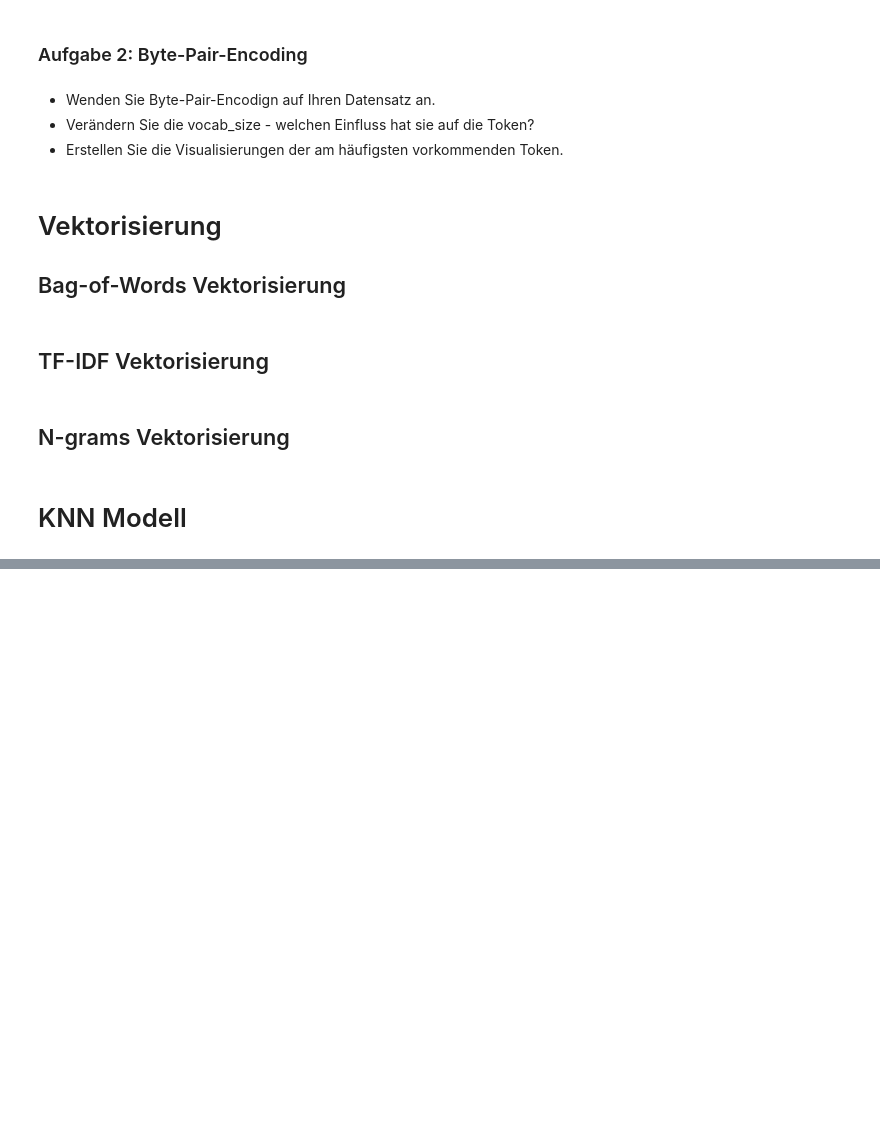
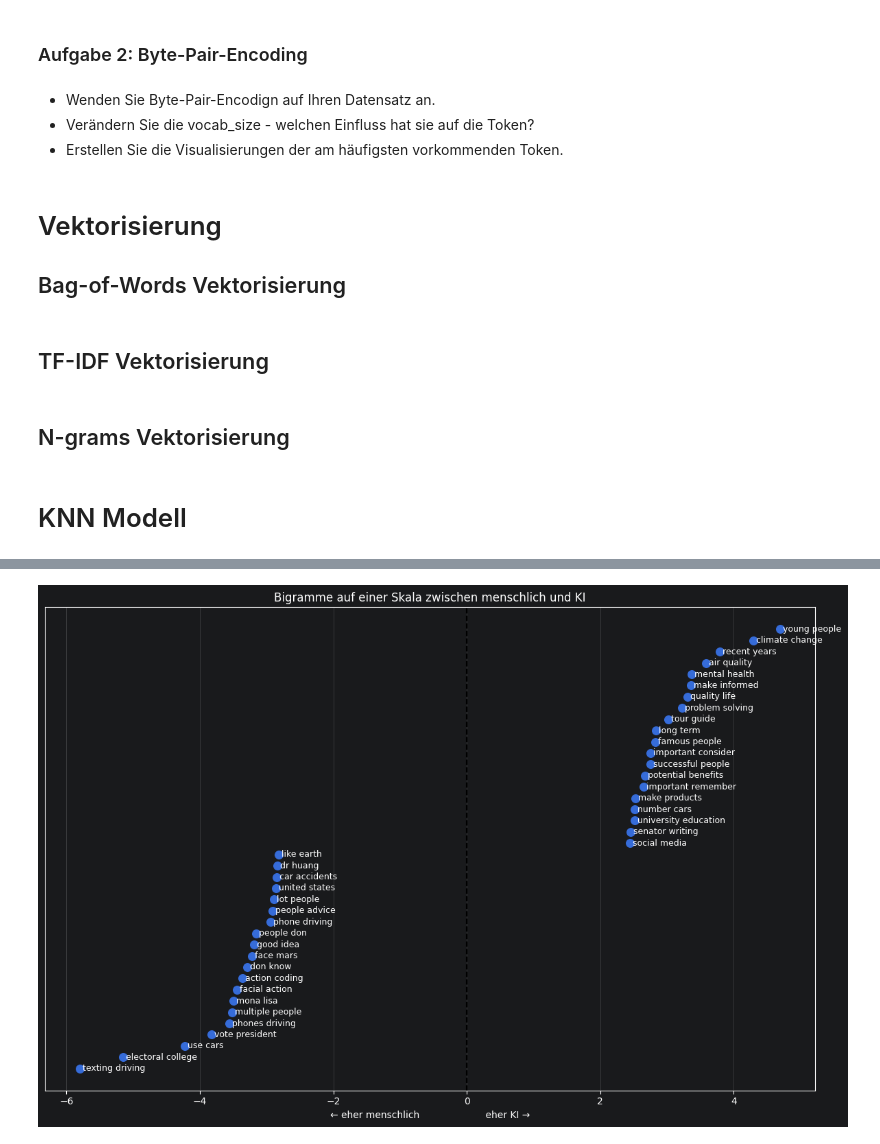
Before and after one commit to TheAmarok/Neue-Konzepte-Gruppe-9, a Jupyter notebook: Notebook.ipynb, the cells around one changed output, grey strips where cells are left out. Drawn from its saved outputs; the diff is of its cells as text; code cells hidden in the pictures; blank space fills up the shorter version.

Commit message:
adds visualization for knn modelling

```diff
--- a/Notebook.ipynb
+++ b/Notebook.ipynb
@@ -1284,15 +1290,81 @@ plt.show()
 # %% [markdown]
 # KNN Modell
 # %%
-X = df.text
-Y = #idk sry
+# 1. Texte und Labels
+X = df["text"]
+Y = df["generated"]
 
-# Aufteilen des Datensatzes in Trainings- und Testdaten
-X_train, X_test, Y_train, Y_test = train_test_split(X, Y, test_size=0.2, random_state=42)
+# 2. Train/Test-Split
+X_train, X_test, Y_train, Y_test = train_test_split(
+    X, Y,
+    test_size=0.2,
+    random_state=42
+)
 
-# Erstellen k-NN Klassifikators
+# 3. TF-IDF-Vektorisierung
+vectorizer = TfidfVectorizer(
+    ngram_range=(2, 2),
+    stop_words="english"
+)
+
+X_train = vectorizer.fit_transform(X_train)
+X_test = vectorizer.transform(X_test)
+
+# 4. k-NN trainieren (für die eigentliche Klassifikation)
 knn = KNeighborsClassifier(n_neighbors=3)
+knn.fit(X_train, Y_train)
 
-# Modelltraining
-knn.fit(X_train, Y_train)
+# ---------------------------------------------------------
+# Nur für die Visualisierung:
+# Logistische Regression liefert Gewichte für jedes Bigramm
+# ---------------------------------------------------------
+
+lr = LogisticRegression(max_iter=1000)
+lr.fit(X_train, Y_train)
+
+# Bigramme und ihre Gewichte
+bigrams = vectorizer.get_feature_names_out()
+weights = lr.coef_[0]
+
+importance = pd.DataFrame({
+    "Bigram": bigrams,
+    "Gewicht": weights
+})
+
+importance = importance.sort_values("Gewicht")
+
+# Die 20 menschlichsten und 20 KI-typischsten Bigramme
+top = pd.concat([
+    importance.head(20),
+    importance.tail(20)
+])
+
+# Visualisierung
+plt.figure(figsize=(12, 8))
+
+plt.scatter(
+    top["Gewicht"],
+    range(len(top)),
+    s=70
+)
+
+for i, (_, row) in enumerate(top.iterrows()):
+    plt.text(
+        row["Gewicht"],
+        i,
+        " " + row["Bigram"],
+        va="center",
+        fontsize=9
+    )
+
+plt.axvline(0, color="black", linestyle="--")
+
+plt.xlabel("← eher menschlich                      eher KI →")
+plt.yticks([])
+
+plt.title("Bigramme auf einer Skala zwischen menschlich und KI")
+
+plt.grid(axis="x", alpha=0.3)
+plt.tight_layout()
+plt.show()
 # %% [output]
@@ -1299,0 +1371 @@ TypeError: KNeighborsClassifier.fit() missing 1 required positional argument: 'y
+[figure, added]
```
Also changed, not shown: parts of 3 cells of this notebook.
